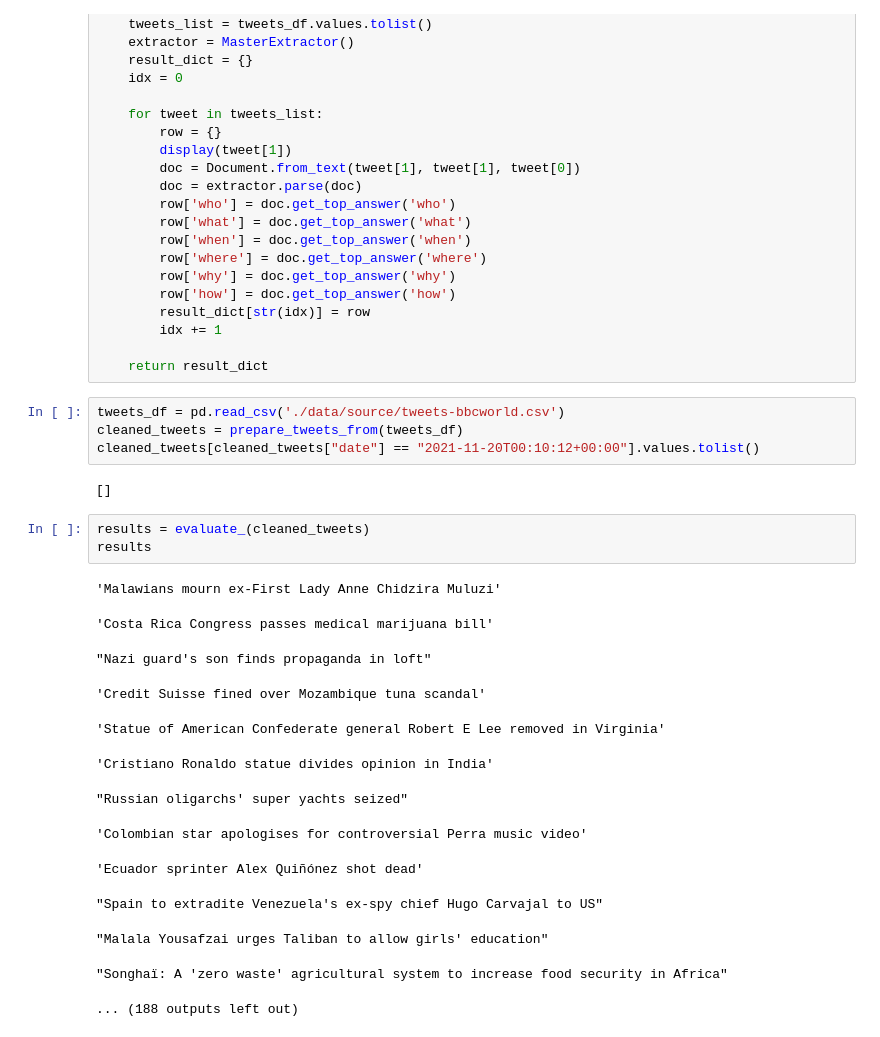
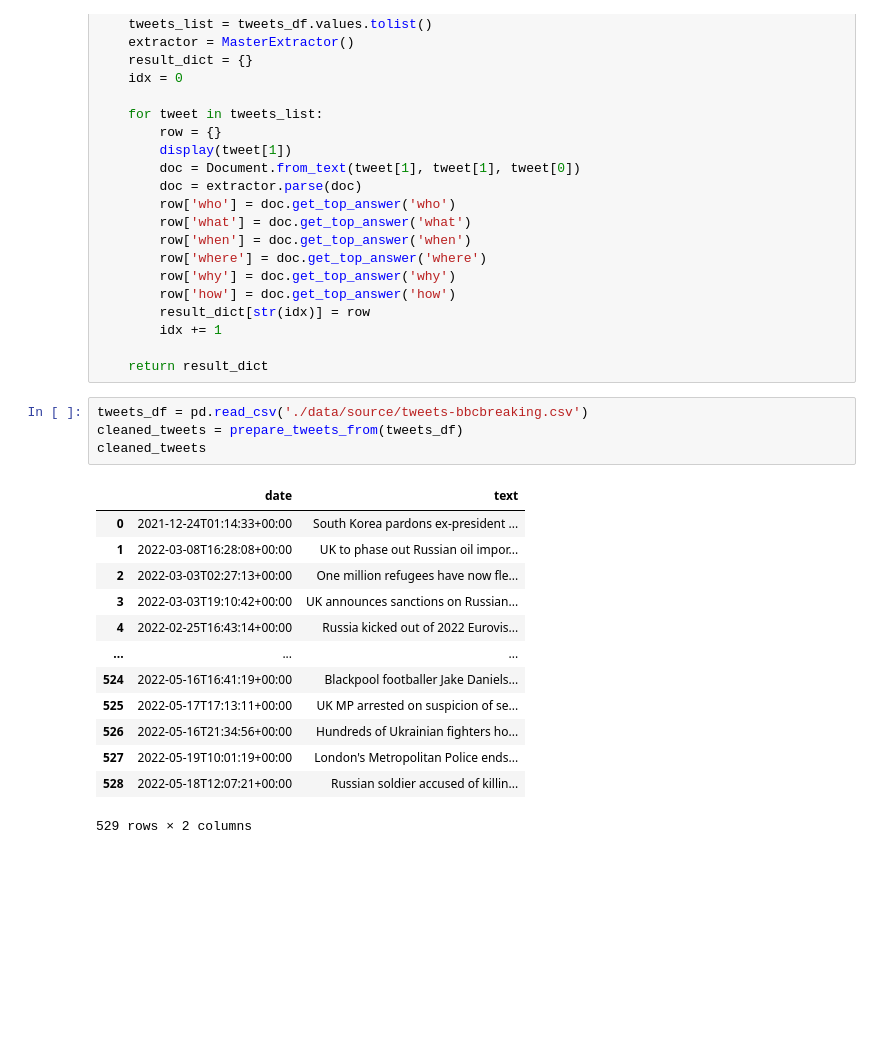
Before and after one commit to NikitaPovelkin/ai_lab, a Jupyter notebook: extract_tweets.ipynb, the cells around one changed output. Saved outputs shown, nothing was run; the diff lists cells and outputs as text; blank space fills up the shorter version.

```diff
--- a/extract_tweets.ipynb
+++ b/extract_tweets.ipynb
@@ -44,26 +45,21 @@ def evaluate_(tweets_df):
         idx += 1
 
     return result_dict
-# %%
-tweets_df = pd.read_csv('./data/source/tweets-bbcworld.csv')
-cleaned_tweets = prepare_tweets_from(tweets_df)
-cleaned_tweets[cleaned_tweets["date"] == "2021-11-20T00:10:12+00:00"].values.tolist()
-# %% [output]
-[]
-# %%
-results = evaluate_(cleaned_tweets)
-results
-# %% [output]
-'Malawians mourn ex-First Lady Anne Chidzira Muluzi'
-'Costa Rica Congress passes medical marijuana bill'
-"Nazi guard's son finds propaganda in loft"
-'Credit Suisse fined over Mozambique tuna scandal'
-'Statue of American Confederate general Robert E Lee removed in Virginia'
-'Cristiano Ronaldo statue divides opinion in India'
-"Russian oligarchs' super yachts seized"
-'Colombian star apologises for controversial Perra music video'
-'Ecuador sprinter Alex Quiñónez shot dead'
-"Spain to extradite Venezuela's ex-spy chief Hugo Carvajal to US"
-"Malala Yousafzai urges Taliban to allow girls' education"
-"Songhaï: A 'zero waste' agricultural system to increase food security in Africa"
-... (188 outputs left out)
+# %%
+tweets_df = pd.read_csv('./data/source/tweets-bbcbreaking.csv')
+cleaned_tweets = prepare_tweets_from(tweets_df)
+cleaned_tweets
+# %% [output]
+|  | date | text |
+| 0 | 2021-12-24T01:14:33+00:00 | South Korea pardons ex-president ... |
+| 1 | 2022-03-08T16:28:08+00:00 | UK to phase out Russian oil impor... |
+| 2 | 2022-03-03T02:27:13+00:00 | One million refugees have now fle... |
+| 3 | 2022-03-03T19:10:42+00:00 | UK announces sanctions on Russian... |
+| 4 | 2022-02-25T16:43:14+00:00 | Russia kicked out of 2022 Eurovis... |
+| ... | ... | ... |
+| 524 | 2022-05-16T16:41:19+00:00 | Blackpool footballer Jake Daniels... |
+| 525 | 2022-05-17T17:13:11+00:00 | UK MP arrested on suspicion of se... |
+| 526 | 2022-05-16T21:34:56+00:00 | Hundreds of Ukrainian fighters ho... |
+| 527 | 2022-05-19T10:01:19+00:00 | London's Metropolitan Police ends... |
+| 528 | 2022-05-18T12:07:21+00:00 | Russian soldier accused of killin... |
+529 rows × 2 columns
```
Also changed, not shown: parts of 3 cells of this notebook, 2 other files.
